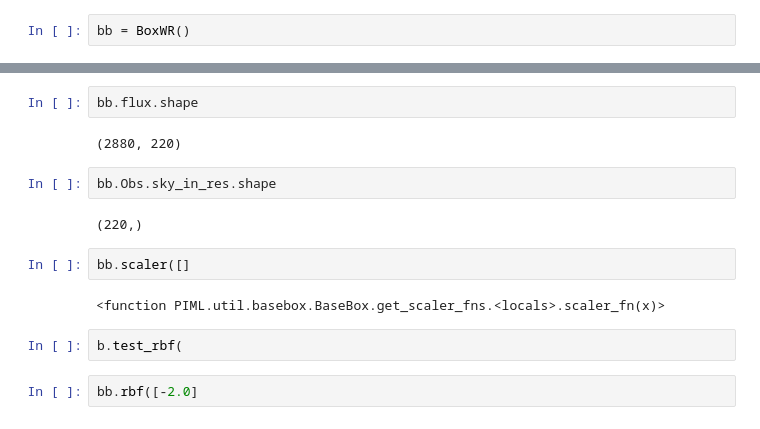
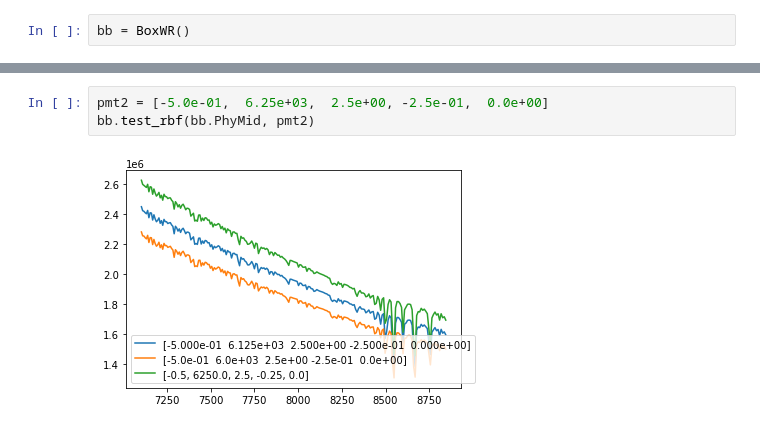
Before and after one commit to ViskaWei/PIML_v0, a Jupyter notebook: nb/test.ipynb, the cells around one changed output, grey strips where cells are left out. Drawn from its saved outputs; the diff is of its cells as text.

```diff
--- a/nb/test.ipynb
+++ b/nb/test.ipynb
@@ -27,16 +28,5 @@ Building RBF with gaussan kernel on data shape (2880, 220)
-# %%
-bb.flux.shape
-# %% [output]
-(2880, 220)
-# %%
-bb.Obs.sky_in_res.shape
-# %% [output]
-(220,)
-# %%
-bb.scaler([]
-# %% [output]
-<function PIML.util.basebox.BaseBox.get_scaler_fns.<locals>.scaler_fn(x)>
-# %%
-b.test_rbf(
-# %%
-bb.rbf([-2.0]
+# %%
+pmt2 = [-5.0e-01,  6.25e+03,  2.5e+00, -2.5e-01,  0.0e+00]
+bb.test_rbf(bb.PhyMid, pmt2)
+# %% [output]
+[figure, added]
```
Also changed, not shown: parts of 5 cells of this notebook, 6 other files.
